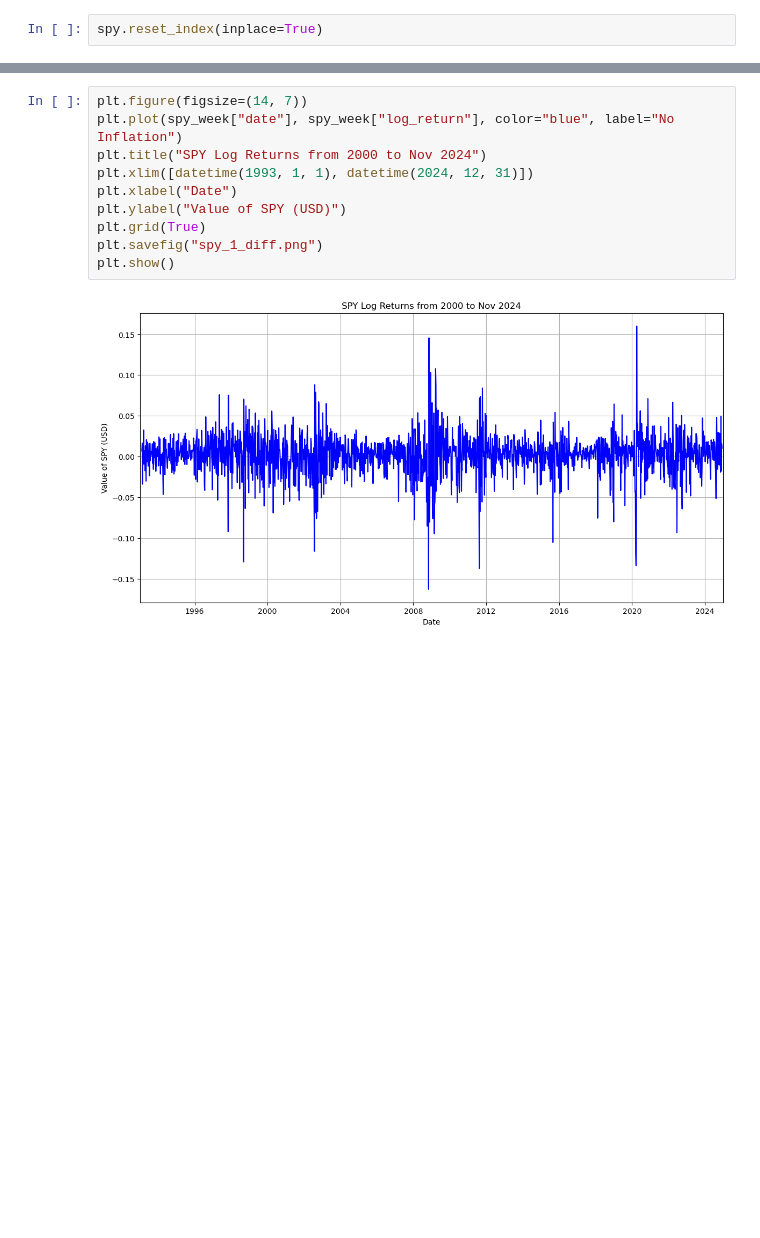
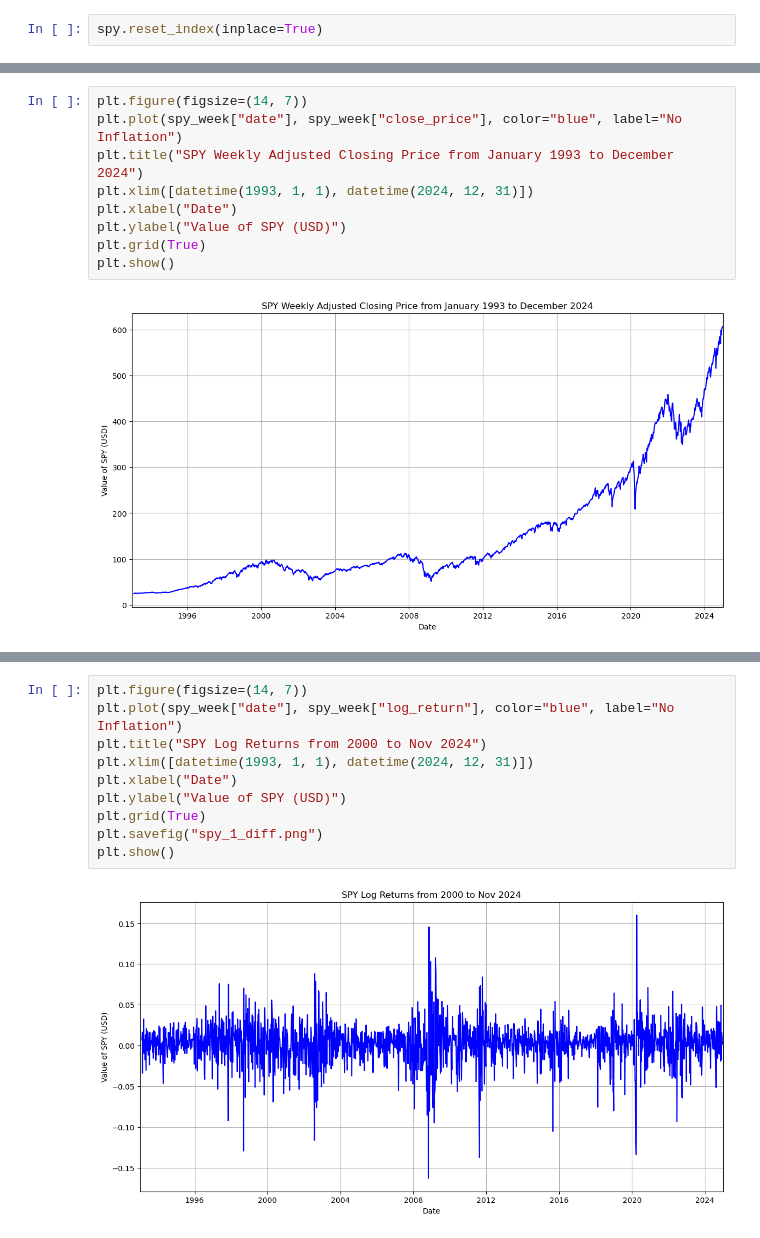
Before and after one commit to dhcchh/SPY-Analytics-Forecasting-Project, a Jupyter notebook: ML-Notebooks/ML-EDA.ipynb, the cells around one changed output, grey strips where cells are left out. Drawn from its saved outputs; the diff is of its cells as text; blank space fills up the shorter version.

```diff
--- a/ML-Notebooks/ML-EDA.ipynb
+++ b/ML-Notebooks/ML-EDA.ipynb
@@ -81,0 +89,11 @@ plt.show()
+# %%
+plt.figure(figsize=(14, 7))
+plt.plot(spy_week["date"], spy_week["close_price"], color="blue", label="No Inflation")
+plt.title("SPY Weekly Adjusted Closing Price from January 1993 to December 2024")
+plt.xlim([datetime(1993, 1, 1), datetime(2024, 12, 31)])
+plt.xlabel("Date")
+plt.ylabel("Value of SPY (USD)")
+plt.grid(True)
+plt.show()
+# %% [output]
+[figure, added]
```
Also changed, not shown: parts of 8 cells of this notebook.
